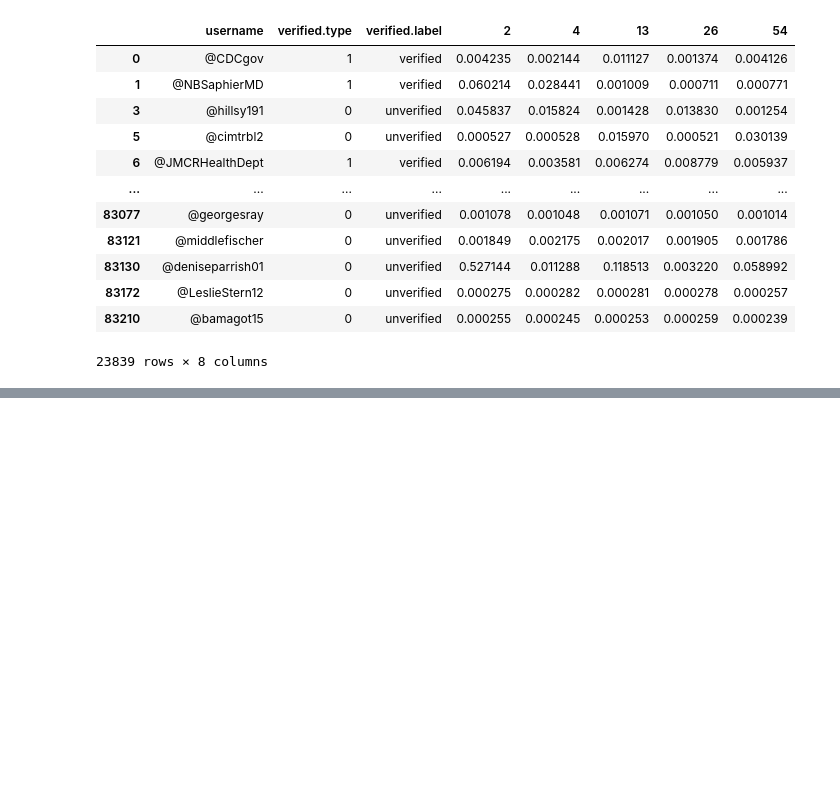
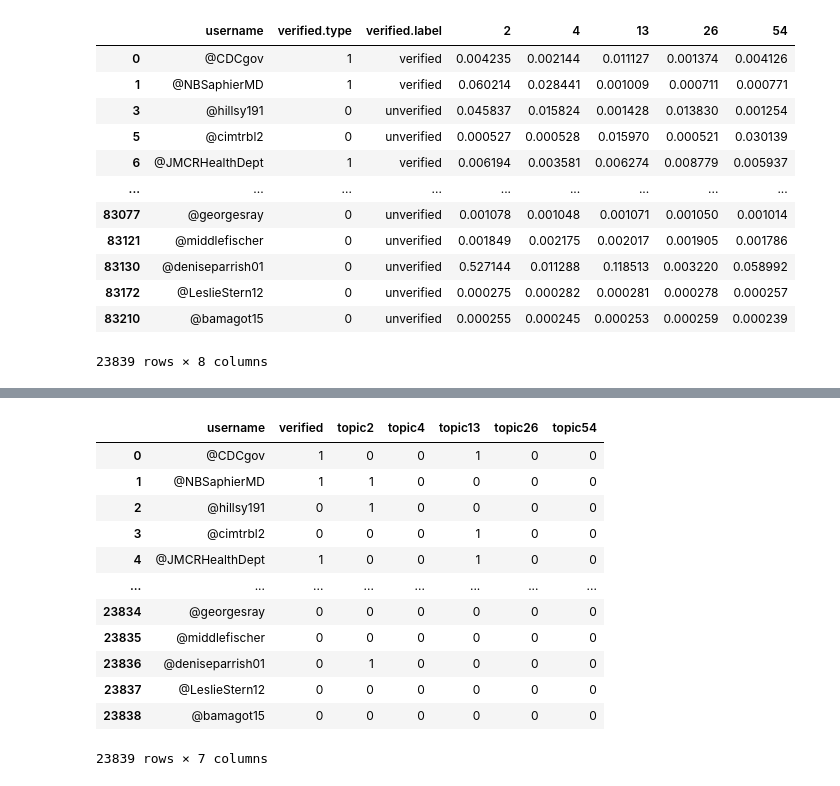
Before and after one commit to AnnaGutowska/ERGM, a Jupyter notebook: ERGM_prep.ipynb, the cells around one changed output, grey strips where cells are left out. Cells and saved outputs as stored; diff of their text form; code cells hidden in the pictures; blank space fills up the shorter version.

```diff
--- a/ERGM_prep.ipynb
+++ b/ERGM_prep.ipynb
@@ -361,0 +469,49 @@ ergm_nodes
+# %%
+nodes['topic2'] = 0
+nodes['topic4'] = 0
+nodes['topic13'] = 0
+nodes['topic26'] = 0
+nodes['topic54'] = 0
+# %%
+topic2 = pd.read_csv('/content/drive/MyDrive/Research-Dr.Ammari/ERGM-CDC/topic2topusers.csv')
+topic4 = pd.read_csv('/content/drive/MyDrive/Research-Dr.Ammari/ERGM-CDC/topic4topusers.csv')
+topic13 = pd.read_csv('/content/drive/MyDrive/Research-Dr.Ammari/ERGM-CDC/topic13topusers.csv')
+topic26 = pd.read_csv('/content/drive/MyDrive/Research-Dr.Ammari/ERGM-CDC/topic26topusers.csv')
+topic54 = pd.read_csv('/content/drive/MyDrive/Research-Dr.Ammari/ERGM-CDC/topic54topusers.csv')
+# %%
+topic2topusers = list(topic2['0'])
+topic4topusers = list(topic4['0'])
+topic13topusers = list(topic13['0'])
+topic26topusers = list(topic26['0'])
+topic54topusers = list(topic54['0'])
+# %%
+for index, row in nodes.iterrows():
+  author = str(row['username'])
+  if author in topic2topusers:
+    nodes['topic2'][index] = 1
+  elif author in topic4topusers:
+    nodes['topic4'][index] = 1
+  elif author in topic13topusers:
+    nodes['topic13'][index] = 1
+  elif author in topic26topusers:
+    nodes['topic26'][index] = 1
+  elif author in topic54topusers:
+    nodes['topic54'][index] = 1
+  else:
+    continue
+# %%
+nodes
+# %% [output]
+|  | username | verified | topic2 | topic4 | topic13 | topic26 | topic54 |
+| 0 | @CDCgov | 1 | 0 | 0 | 1 | 0 | 0 |
+| 1 | @NBSaphierMD | 1 | 1 | 0 | 0 | 0 | 0 |
+| 2 | @hillsy191 | 0 | 1 | 0 | 0 | 0 | 0 |
+| 3 | @cimtrbl2 | 0 | 0 | 0 | 1 | 0 | 0 |
+| 4 | @JMCRHealthDept | 1 | 0 | 0 | 1 | 0 | 0 |
+| ... | ... | ... | ... | ... | ... | ... | ... |
+| 23834 | @georgesray | 0 | 0 | 0 | 0 | 0 | 0 |
+| 23835 | @middlefischer | 0 | 0 | 0 | 0 | 0 | 0 |
+| 23836 | @deniseparrish01 | 0 | 1 | 0 | 0 | 0 | 0 |
+| 23837 | @LeslieStern12 | 0 | 0 | 0 | 0 | 0 | 0 |
+| 23838 | @bamagot15 | 0 | 0 | 0 | 0 | 0 | 0 |
+23839 rows × 7 columns
```
Also changed, not shown: parts of 15 cells of this notebook.
